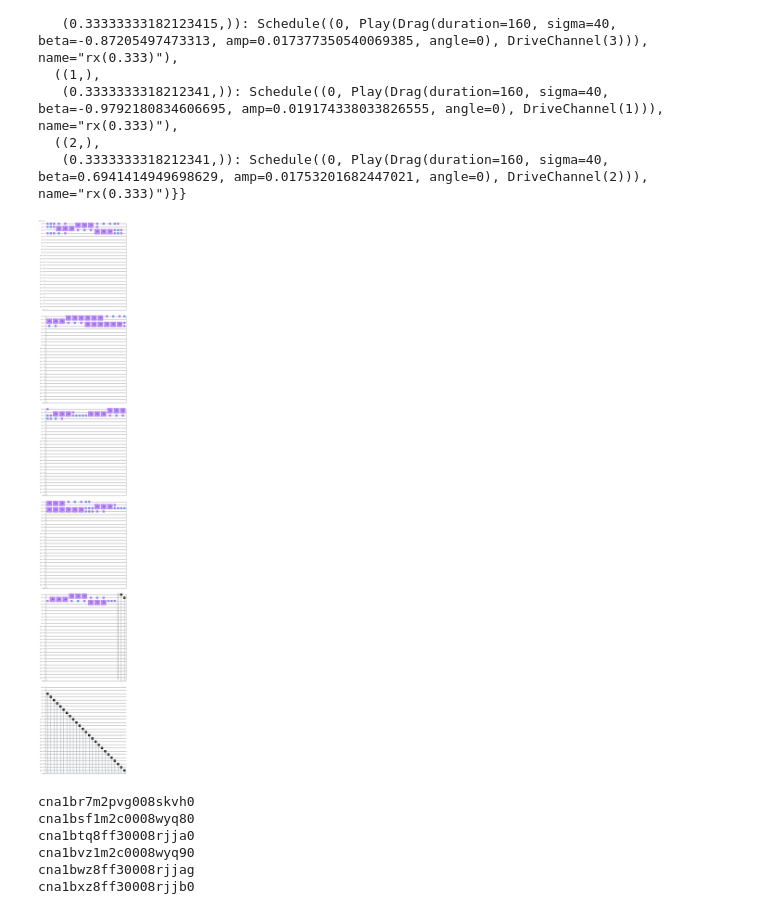
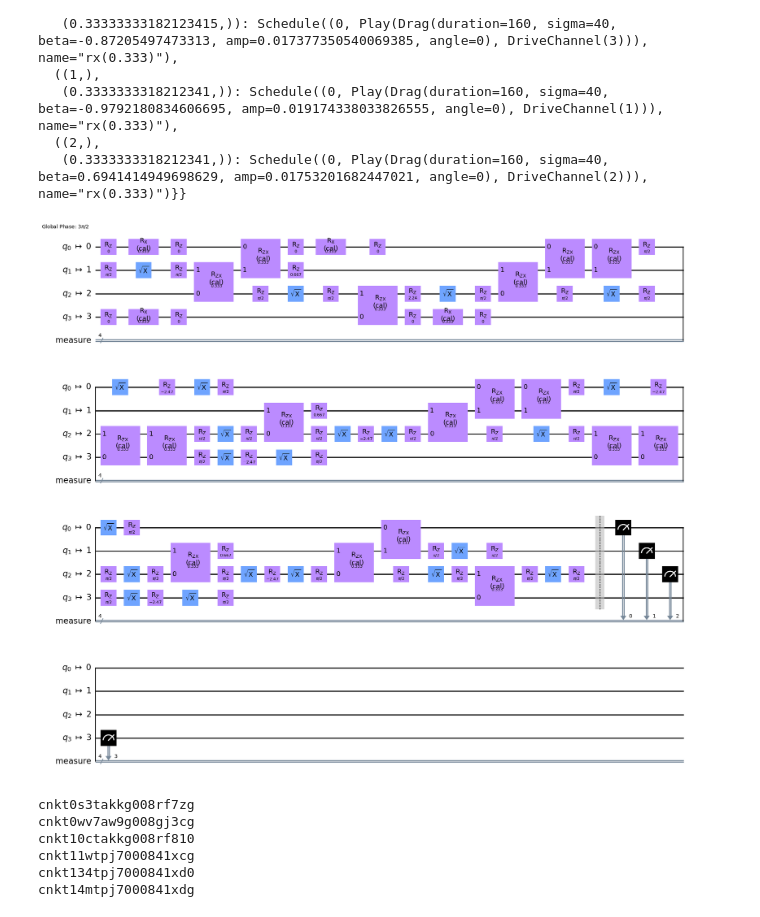
Before and after one commit to ameymeher/SimuQ, a Jupyter notebook: thesis/Experiment/Ising Model ZNE execution/Ising Model Circuit.ipynb, the cells around one changed output. Cells and saved outputs as stored; diff of their text form; code cells hidden in the pictures.

```diff
--- a/thesis/Experiment/Ising Model ZNE execution/Ising Model Circuit.ipynb
+++ b/thesis/Experiment/Ising Model ZNE execution/Ising Model Circuit.ipynb
@@ -30,7 +30,7 @@ group = "nc-state"
 project = "quantum-compiler"
 api_file = "../ibm_API_key"
 aais = 'heisenberg'
-backend = 'ibmq_mumbai'
+backend = 'ibm_nazca'
 tol = 0.01
 trotter_num = 6
 verbose = 0
@@ -147,18 +151,18 @@ transpiled_circ[0].calibrations
   ((2,),
    (0.3333333318212341,)): Schedule((0, Play(Drag(duration=160, sigma=40, beta=0.6941414949698629, amp=0.01753201682447021, angle=0), DriveChannel(2))), name="rx(0.333)")}}
 # %%
-transpiled_circ[1].draw('mpl')
+transpiled_circ[0].draw('mpl',idle_wires=False)
 # %% [output]
-[figure, old version]
+[figure, new version]
 # %%
 from qiskit import execute
 for i in range(len(transpiled_circ)):
     job = execute([transpiled_circ[i]] * 5, shots=1024, backend=backend)
     print(job.job_id())
 # %% [output]
-cna1br7m2pvg008skvh0
-cna1bsf1m2c0008wyq80
-cna1btq8ff30008rjja0
-cna1bvz1m2c0008wyq90
-cna1bwz8ff30008rjjag
-cna1bxz8ff30008rjjb0
+cnkt0s3takkg008rf7zg
+cnkt0wv7aw9g008gj3cg
+cnkt10ctakkg008rf810
+cnkt11wtpj7000841xcg
+cnkt134tpj7000841xd0
+cnkt14mtpj7000841xdg
```
Also changed, not shown: parts of 2 cells of this notebook, 3 other files.
